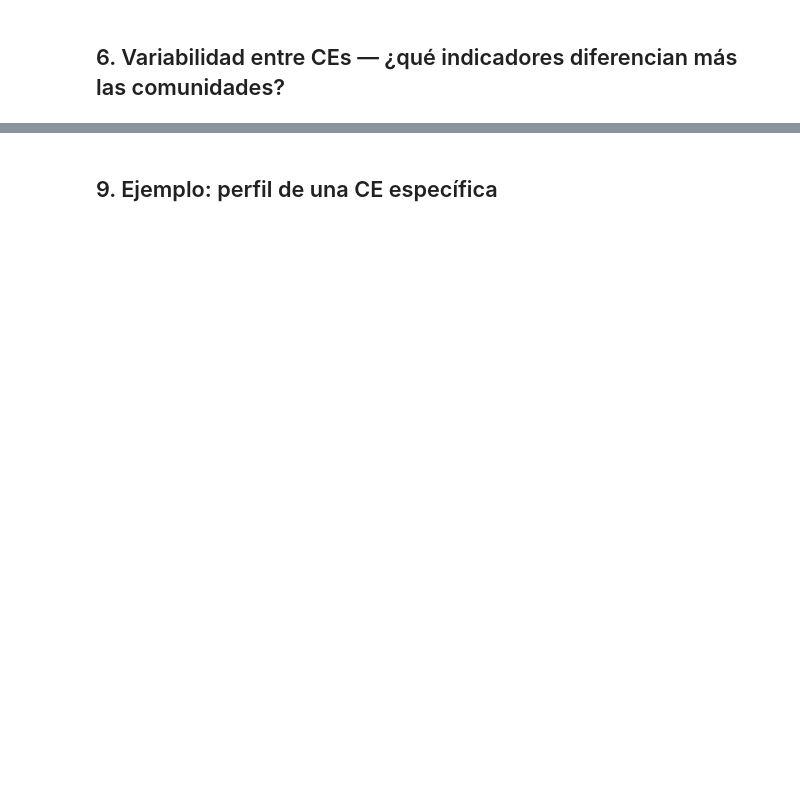
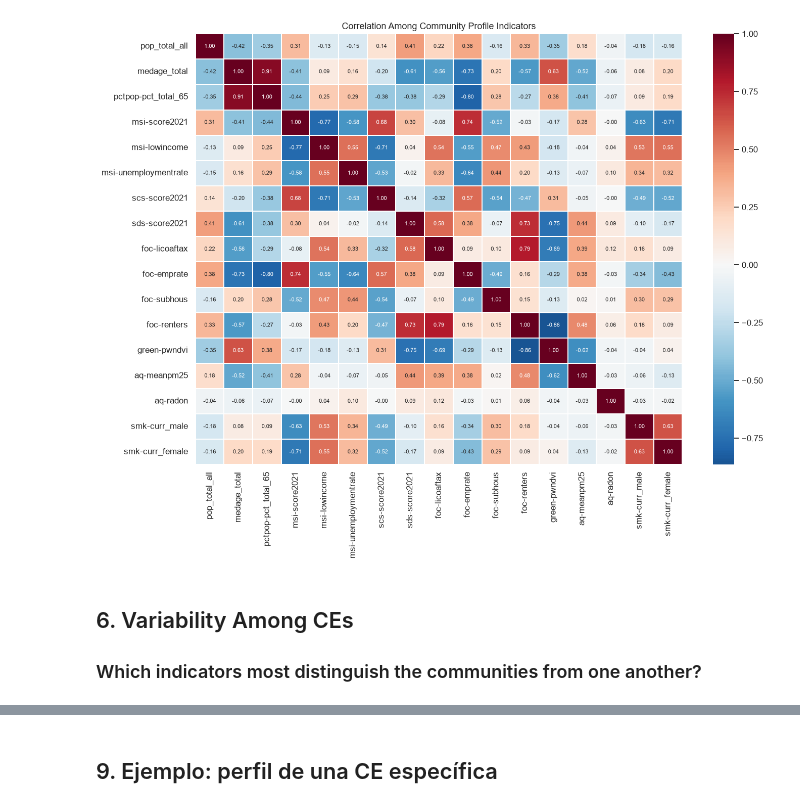
Before and after one commit to MarianaMera12/HealthLocate, a Jupyter notebook: nshealthatlas.ipynb, the cells around one changed output, grey strips where cells are left out. Saved outputs shown, nothing was run; the diff lists cells and outputs as text; code cells hidden in the pictures; blank space fills up the shorter version.

```diff
--- a/nshealthatlas.ipynb
+++ b/nshealthatlas.ipynb
@@ -107,23 +129,26 @@ plt.show()
 # %%
 profile_cols = [
     'pop_total_all', 'medage_total', 'pctpop-pct_total_65',
     'msi-score2021', 'msi-lowincome', 'msi-unemploymentrate',
     'scs-score2021', 'sds-score2021',
     'foc-licoaftax', 'foc-emprate', 'foc-subhous', 'foc-renters',
     'green-pwndvi', 'aq-meanpm25', 'aq-radon',
     'smk-curr_male', 'smk-curr_female'
 ]
 
 corr = df_clean[profile_cols].corr()
 
 fig, ax = plt.subplots(figsize=(13, 10))
 sns.heatmap(
     corr, annot=True, fmt='.2f', cmap='RdBu_r', center=0,
     linewidths=0.3, ax=ax, annot_kws={'size': 7}
 )
-ax.set_title('Correlación entre indicadores del perfil comunitario', fontsize=12)
+ax.set_title('Correlation Among Community Profile Indicators', fontsize=12)
 plt.tight_layout()
 plt.show()
+# %% [output]
+[figure, added]
 # %% [markdown]
-## 6. Variabilidad entre CEs — ¿qué indicadores diferencian más las comunidades?
+## 6. Variability Among CEs
+### Which indicators most distinguish the communities from one another?
 # %%
```
Also changed, not shown: parts of 19 cells of this notebook, 2 other files.
